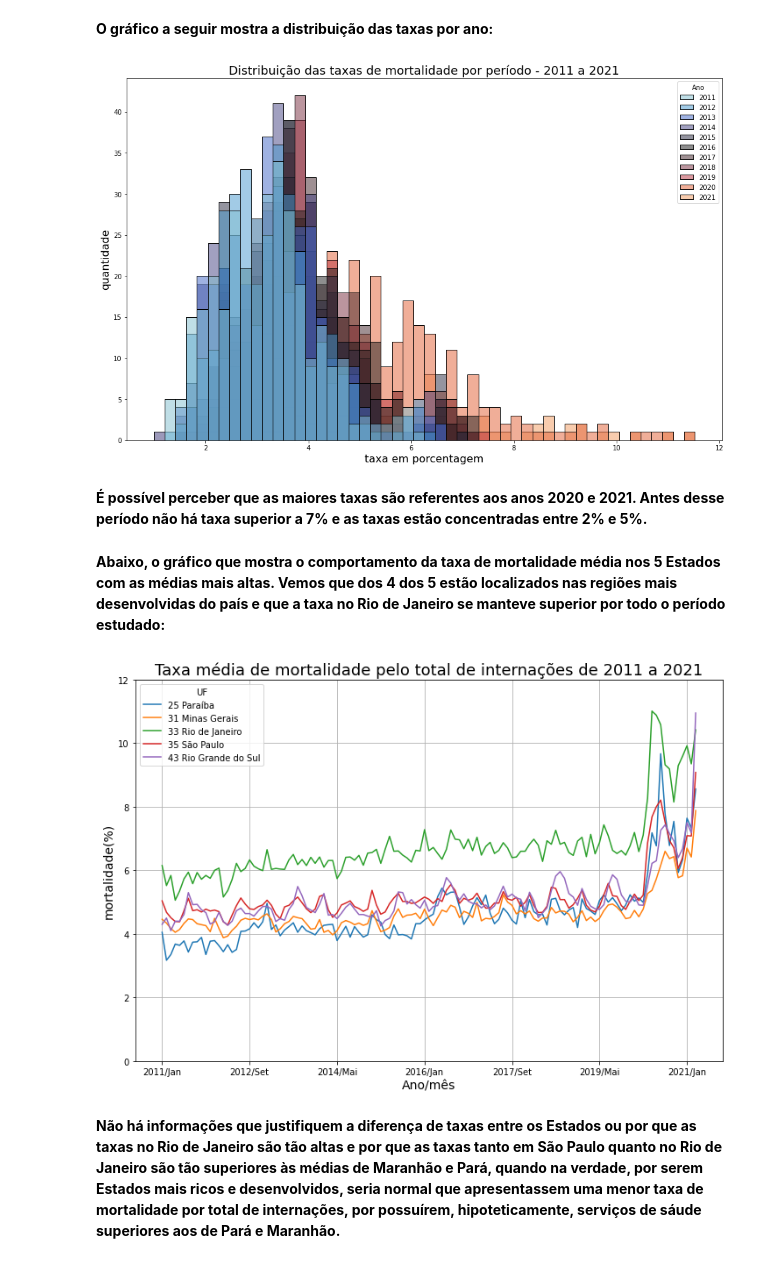
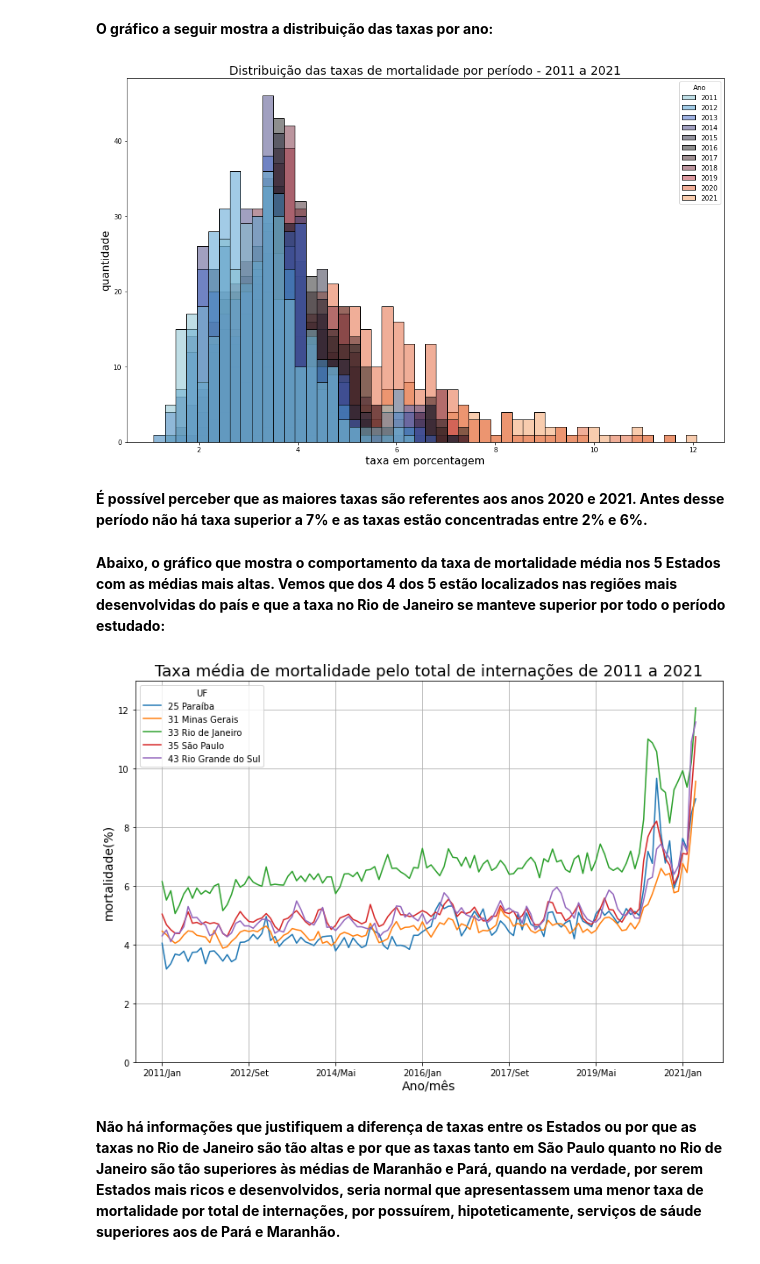
Before and after one commit to camilasp/Projetos-Bootcamp-Data-Science-, a Jupyter notebook: Projeto_1_taxa_mortalidade.ipynb, the cells around one changed output. Drawn from its saved outputs; the diff is of its cells as text; code cells hidden in the pictures.

```diff
--- a/Projeto_1_taxa_mortalidade.ipynb
+++ b/Projeto_1_taxa_mortalidade.ipynb
@@ -44,7 +44,7 @@ import seaborn as sns
 # %% [markdown]
 ###**3.2 Preparação dos dados**
 # %%
-dados = pd.read_csv("https://raw.githubusercontent.com/camilasp/Taxa_de_mortalidade_hospitalar/main/dados_projeto_1/mortalidade_data_processamento.csv",
+dados = pd.read_csv("https://raw.githubusercontent.com/camilasp/Taxa_de_mortalidade_hospitalar/627123628445af060173f9745477c52baf0eab41/dados_projeto_1/mortalidade_data_processamento.csv",
                     encoding="ISO-8859-1", skiprows=3, sep=";", skipfooter=11, engine='python', thousands=".", decimal=",")
 # %%
 dados
@@ -77,7 +77,7 @@ Optei por analisar apenas os dados da última década, então vou excluir as col
 # %%
 dados = dados.set_index("UF")
 # %%
-colunas = dados.columns[36:159] #escolhendo as colunas com que quero trabalhar (exclui todo o ano de 2009 e a coluna total)
+colunas = dados.columns[:124] #escolhendo as colunas com que quero trabalhar (exclui a coluna total)
 # %%
 dados = dados[colunas]
 dados.head()
@@ -365,9 +365,9 @@ ax.set_ylabel('quantidade', fontsize=16)
 ax.set_xlabel('taxa em porcentagem', fontsize=16)
 plt.show()
 # %% [output]
-[figure, old version]
+[figure, new version]
 # %% [markdown]
-**É possível perceber que as maiores taxas são referentes aos anos 2020 e 2021. Antes desse período não há taxa superior a 7% e as taxas estão concentradas entre 2% e 5%.**
+**É possível perceber que as maiores taxas são referentes aos anos 2020 e 2021. Antes desse período não há taxa superior a 7% e as taxas estão concentradas entre 2% e 6%.**
 # %% [markdown]
 **Abaixo, o gráfico que mostra o comportamento da taxa de mortalidade média nos 5 Estados com as médias mais altas. Vemos que dos 4 dos 5 estão localizados nas regiões mais desenvolvidas do país e que a taxa no Rio de Janeiro se manteve superior por todo o período estudado:**
 # %%
@@ -376,14 +376,14 @@ comparativo = dados.query('UF in @maiores')
 # %%
 
 ax = comparativo.T.plot(figsize=(12,8))
 ax.set_xlabel('Ano/mês', fontsize=14)
 ax.set_ylabel("mortalidade(%)", fontsize=14)
 plt.title("Taxa média de mortalidade pelo total de internações de 2011 a 2021", fontsize=18)
-plt.ylim(0,12)
+plt.ylim(0,13)
 plt.grid()
 plt.show()
 # %% [output]
-[figure, old version]
+[figure, new version]
 # %% [markdown]
 **Não há informações que justifiquem a diferença de taxas entre os Estados ou por que as taxas no Rio de Janeiro são tão altas e por que as taxas tanto em São Paulo quanto no Rio de Janeiro são tão superiores às médias de Maranhão e Pará, quando na verdade, por serem Estados mais ricos e desenvolvidos, seria normal que apresentassem uma menor taxa de mortalidade por total de internações, por possuírem, hipoteticamente, serviços de sáude superiores aos de Pará e Maranhão.**
 # %% [markdown]
```
Also changed, not shown: parts of 25 cells of this notebook.
